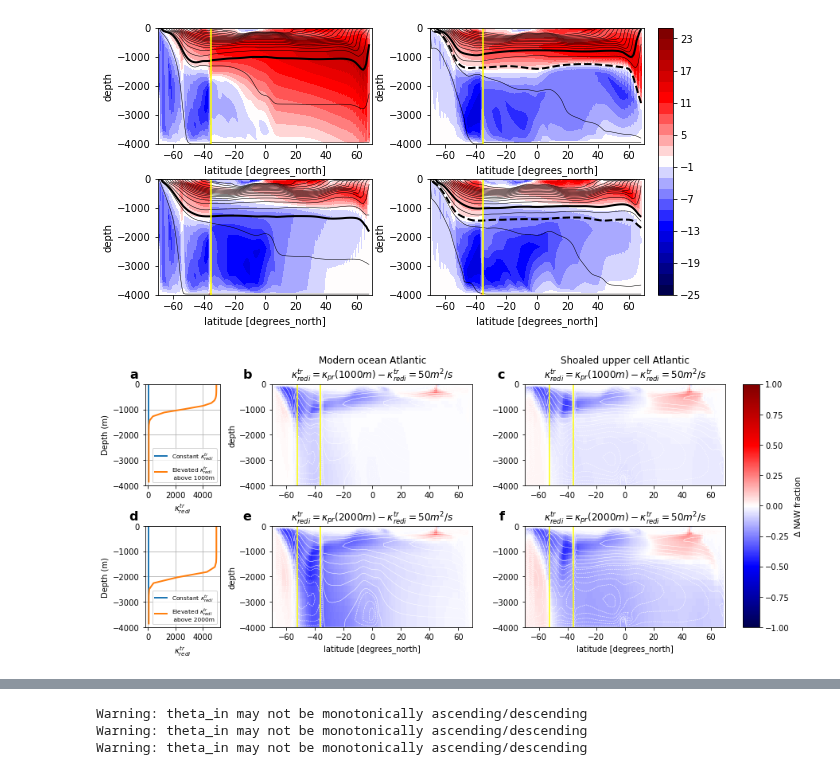
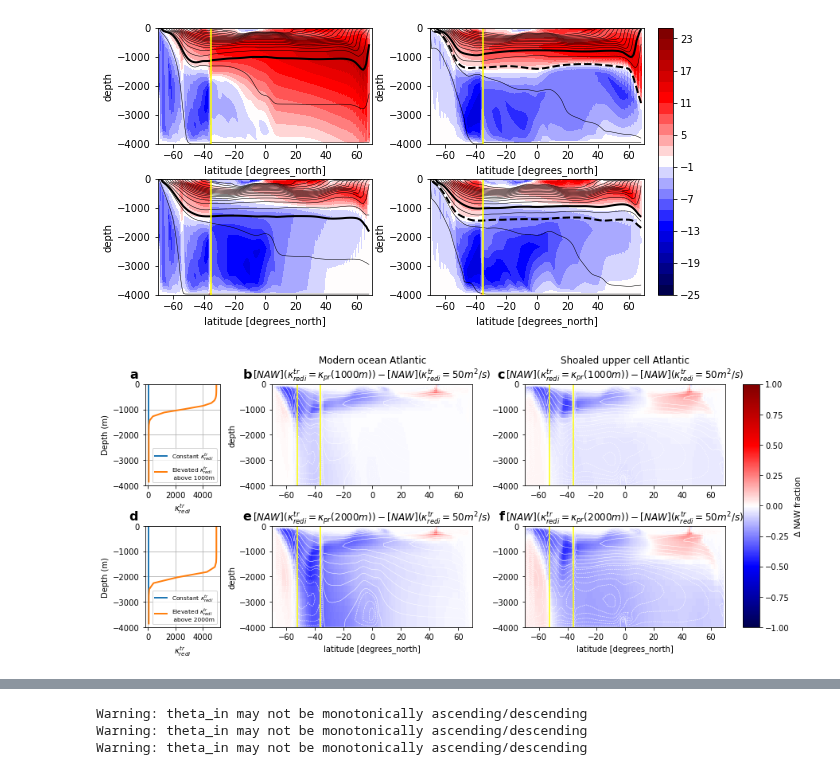
Before and after one commit to anthony-meza/test_age_framework, a Jupyter notebook: vert_testing.ipynb, the cells around one changed output, grey strips where cells are left out. Saved outputs shown, nothing was run; the diff lists cells and outputs as text; code cells hidden in the pictures.

```diff
--- a/vert_testing.ipynb
+++ b/vert_testing.ipynb
@@ -67,10 +67,10 @@ all_tracersLGM50 = xr.concat(all_tracer_list, dim='tracer')
 datadir='tracers_mod_LGM/LGM500'
 iters=range(64800000,64850000,150000)
 prefixes=['tracer1','layersDiags','dyn','tracer2','gm']#
-dslayers1=xmitgcm.open_mdsdataset(datadir,prefix=prefixes,iters=iters)
-grid2 = xgcm.Grid(dslayers1, periodic=['X'])
+dslayers500=xmitgcm.open_mdsdataset(datadir,prefix=prefixes,iters=iters)
+grid2 = xgcm.Grid(dslayers500, periodic=['X'])
 names = ["TRAC01","TRAC02","TRAC03","TRAC04","TRAC05","TRAC06","TRAC07","TRAC08","TRAC09","TRAC10","TRAC11"]#list(ds.data_vars)
-all_tracer_list = [dslayers1[name] for name in names]
+all_tracer_list = [dslayers500[name] for name in names]
 all_tracersLGM500 = xr.concat(all_tracer_list, dim='tracer')
 # %%
 datadir='tracers_mod_LGM/LGM5000'
@@ -245,7 +245,7 @@ ax.axvline(-36,color='yellow')
 ax.axvline(-52.5,color='yellow')
 ax.set_ylabel('depth')
 ax.set_xlabel('')
-ax.set_title(r'Modern ocean Atlantic' '\n' r'$\kappa_{redi}^{tr}=\kappa_{pr}(1000m)-\kappa_{redi}^{tr}=50m^2/s$')
+ax.set_title(r'Modern ocean Atlantic' '\n' r'$[NAW](\kappa_{redi}^{tr}=\kappa_{pr}(1000m))-[NAW](\kappa_{redi}^{tr}=50m^2/s$)')
 ax.text(-0.1, 1.15, 'b', transform=ax.transAxes,
       fontsize=16, fontweight='bold', va='top', ha='right')
 
@@ -260,7 +260,7 @@ ax = plt.gca()
 ax.axvline(-36,color='yellow')
 ax.axvline(-52.5,color='yellow')
 ax.set_ylabel('depth')
-ax.set_title(r'$\kappa_{redi}^{tr}=\kappa_{pr}(2000m)-\kappa_{redi}^{tr}=50m^2/s$')
+ax.set_title(r'$[NAW](\kappa_{redi}^{tr}=\kappa_{pr}(2000m))-[NAW](\kappa_{redi}^{tr}=50m^2/s$)')
 ax.text(-0.1, 1.15, 'e', transform=ax.transAxes,
       fontsize=16, fontweight='bold', va='top', ha='right')
 
@@ -305,33 +305,33 @@ im2=(TRAC1_atlLGM-TRAC1_atlLGM_uniform).plot(vmin=-1,vmax=1,rasterized=True,cmap
                            ylim=(-4000,0),levels=np.arange(-25,0.2,2),colors='white',
                                linestyles='dashed',linewidths=0.5)
 ax = plt.gca()
 ax.axvline(-36,color='yellow')
 ax.axvline(-52.5,color='yellow')
 ax.set_ylabel('')
 ax.set_xlabel('')
-ax.set_title(r'Shoaled upper cell Atlantic' '\n' r'$\kappa_{redi}^{tr}=\kappa_{pr}(1000m)-\kappa_{redi}^{tr}=50m^2/s$')
+ax.set_title(r'Shoaled upper cell Atlantic' '\n' r'$[NAW](\kappa_{redi}^{tr}=\kappa_{pr}(1000m))-[NAW](\kappa_{redi}^{tr}=50m^2/s$)')
 ax.text(-0.1, 1.15, 'c', transform=ax.transAxes,
       fontsize=16, fontweight='bold', va='top', ha='right')
 
 fig.add_subplot(gs[1,3:])
 im2=(TRAC1_atl2LGM-TRAC1_atlLGM_uniform).plot(vmin=-1,vmax=1,rasterized=True,cmap='seismic',add_colorbar=False)
 (Eul_atl/10**6).plot.contour(vmin=0,vmax=25,xlim=(-70,70),
                                ylim=(-4000,0),levels=np.arange(0,25.2,2),colors='white',linewidths=0.5)
 (Eul_atl/10**6).plot.contour(vmin=-25,vmax=0,xlim=(-70,70),
                            ylim=(-4000,0),levels=np.arange(-25,0.2,2),colors='white',
                                linestyles='dashed',linewidths=0.5)
 ax = plt.gca()
 ax.axvline(-36,color='yellow')
 ax.axvline(-52.5,color='yellow')
 ax.set_ylabel('')
-ax.set_title(r'$\kappa_{redi}^{tr}=\kappa_{pr}(2000m)-\kappa_{redi}^{tr}=50m^2/s$')
+ax.set_title(r'$[NAW](\kappa_{redi}^{tr}=\kappa_{pr}(2000m))-[NAW](\kappa_{redi}^{tr}=50m^2/s$)')
 ax.text(-0.1, 1.15, 'f', transform=ax.transAxes,
       fontsize=16, fontweight='bold', va='top', ha='right')
 
 fig.subplots_adjust(hspace=0.4, wspace=0.7,bottom = 0.35)
 fig.subplots_adjust(right=0.8)
 cbar_ax = fig.add_axes([0.82, 0.35, 0.02, 0.53])
 fig.colorbar(im2, cax=cbar_ax,label='$\Delta$ NAW fraction')
 fig.savefig('isopycnal_mixing_1000m.pdf', bbox_inches='tight')
 # %% [output]
-[figure, old version]
+[figure, new version]
```
Also changed, not shown: parts of 2 cells of this notebook, 1 other file.
